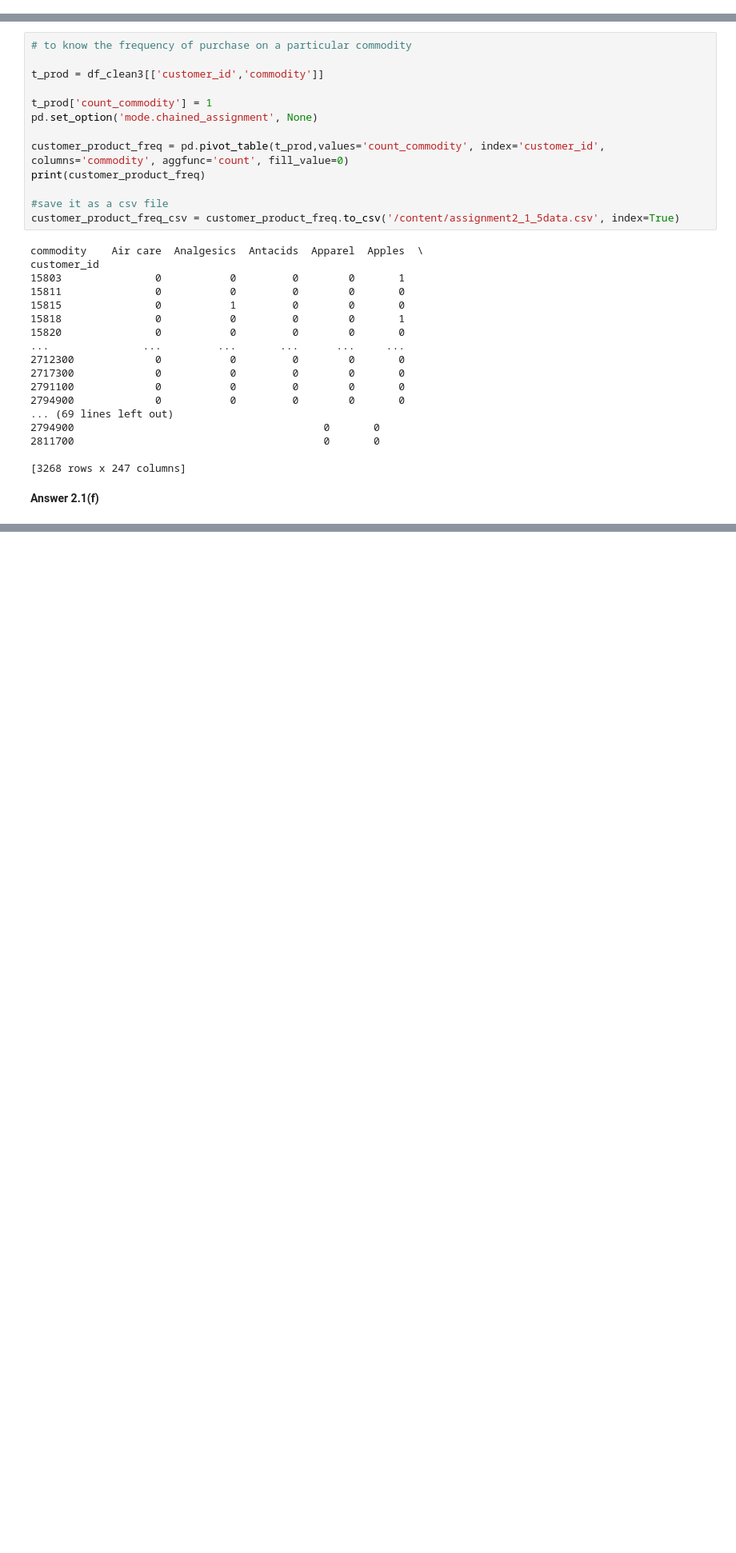
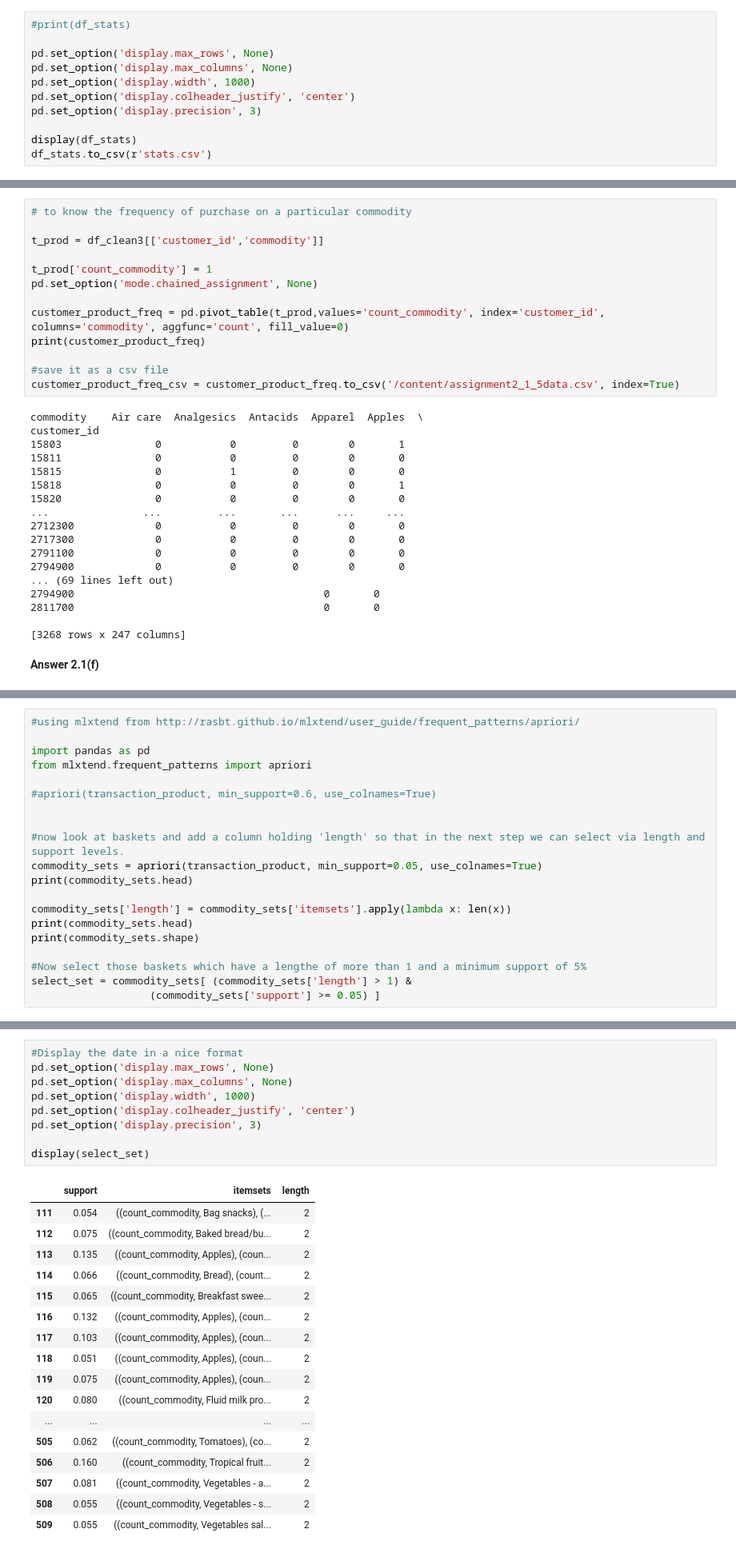
Before and after one commit to Prajith3/Modern-Data-Science-SIT742, a Jupyter notebook: Assignment2.ipynb, the cells around one changed output, grey strips where cells are left out. Shown at 80% size. Drawn from its saved outputs; the diff is of its cells as text; blank space fills up the shorter version.

```diff
--- a/Assignment2.ipynb
+++ b/Assignment2.ipynb
@@ -167,0 +235,11 @@ None
+# %%
+#print(df_stats)
+
+pd.set_option('display.max_rows', None)
+pd.set_option('display.max_columns', None)
+pd.set_option('display.width', 1000)
+pd.set_option('display.colheader_justify', 'center')
+pd.set_option('display.precision', 3)
+
+display(df_stats)
+df_stats.to_csv(r'stats.csv')
@@ -521,0 +627,20 @@ for k in neighbor:
+# %%
+#using mlxtend from http://rasbt.github.io/mlxtend/user_guide/frequent_patterns/apriori/
+
+import pandas as pd
+from mlxtend.frequent_patterns import apriori
+
+#apriori(transaction_product, min_support=0.6, use_colnames=True)
+
+
+#now look at baskets and add a column holding 'length' so that in the next step we can select via length and support levels.
+commodity_sets = apriori(transaction_product, min_support=0.05, use_colnames=True)
+print(commodity_sets.head)
+
+commodity_sets['length'] = commodity_sets['itemsets'].apply(lambda x: len(x))
+print(commodity_sets.head)
+print(commodity_sets.shape)
+
+#Now select those baskets which have a lengthe of more than 1 and a minimum support of 5%
+select_set = commodity_sets[ (commodity_sets['length'] > 1) &
+                   (commodity_sets['support'] >= 0.05) ]
@@ -521,0 +665,27 @@ for k in neighbor:
+# %%
+#Display the date in a nice format
+pd.set_option('display.max_rows', None)
+pd.set_option('display.max_columns', None)
+pd.set_option('display.width', 1000)
+pd.set_option('display.colheader_justify', 'center')
+pd.set_option('display.precision', 3)
+
+display(select_set)
+# %% [output]
+|  | support | itemsets | length |
+| 111 | 0.054 | ((count_commodity, Bag snacks), (... | 2 |
+| 112 | 0.075 | ((count_commodity, Baked bread/bu... | 2 |
+| 113 | 0.135 | ((count_commodity, Apples), (coun... | 2 |
+| 114 | 0.066 | ((count_commodity, Bread), (count... | 2 |
+| 115 | 0.065 | ((count_commodity, Breakfast swee... | 2 |
+| 116 | 0.132 | ((count_commodity, Apples), (coun... | 2 |
+| 117 | 0.103 | ((count_commodity, Apples), (coun... | 2 |
+| 118 | 0.051 | ((count_commodity, Apples), (coun... | 2 |
+| 119 | 0.075 | ((count_commodity, Apples), (coun... | 2 |
+| 120 | 0.080 | ((count_commodity, Fluid milk pro... | 2 |
+| ... | ... | ... | ... |
+| 505 | 0.062 | ((count_commodity, Tomatoes), (co... | 2 |
+| 506 | 0.160 | ((count_commodity, Tropical fruit... | 2 |
+| 507 | 0.081 | ((count_commodity, Vegetables - a... | 2 |
+| 508 | 0.055 | ((count_commodity, Vegetables - s... | 2 |
+| 509 | 0.055 | ((count_commodity, Vegetables sal... | 2 |
```
Also changed, not shown: parts of 11 cells of this notebook.
